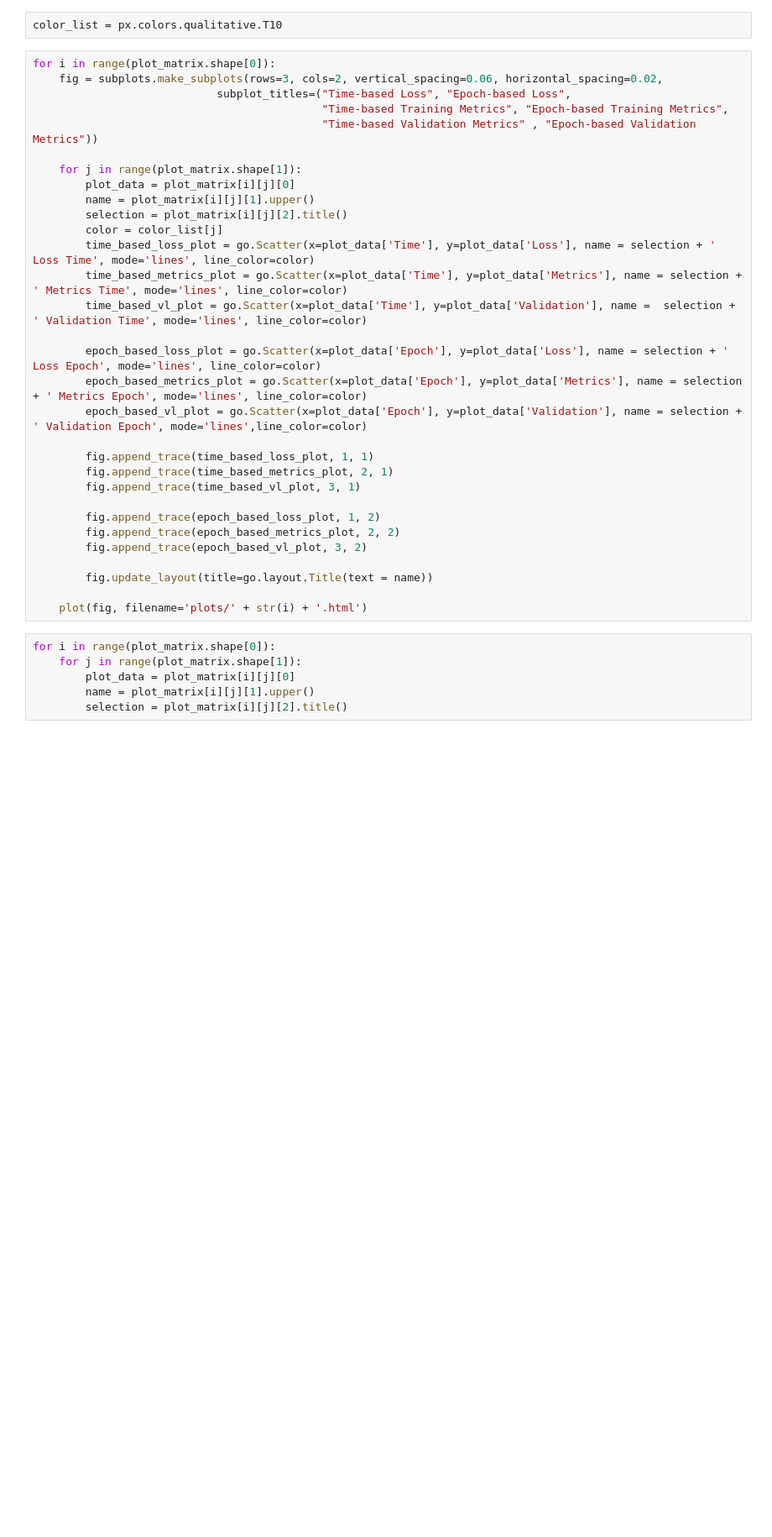
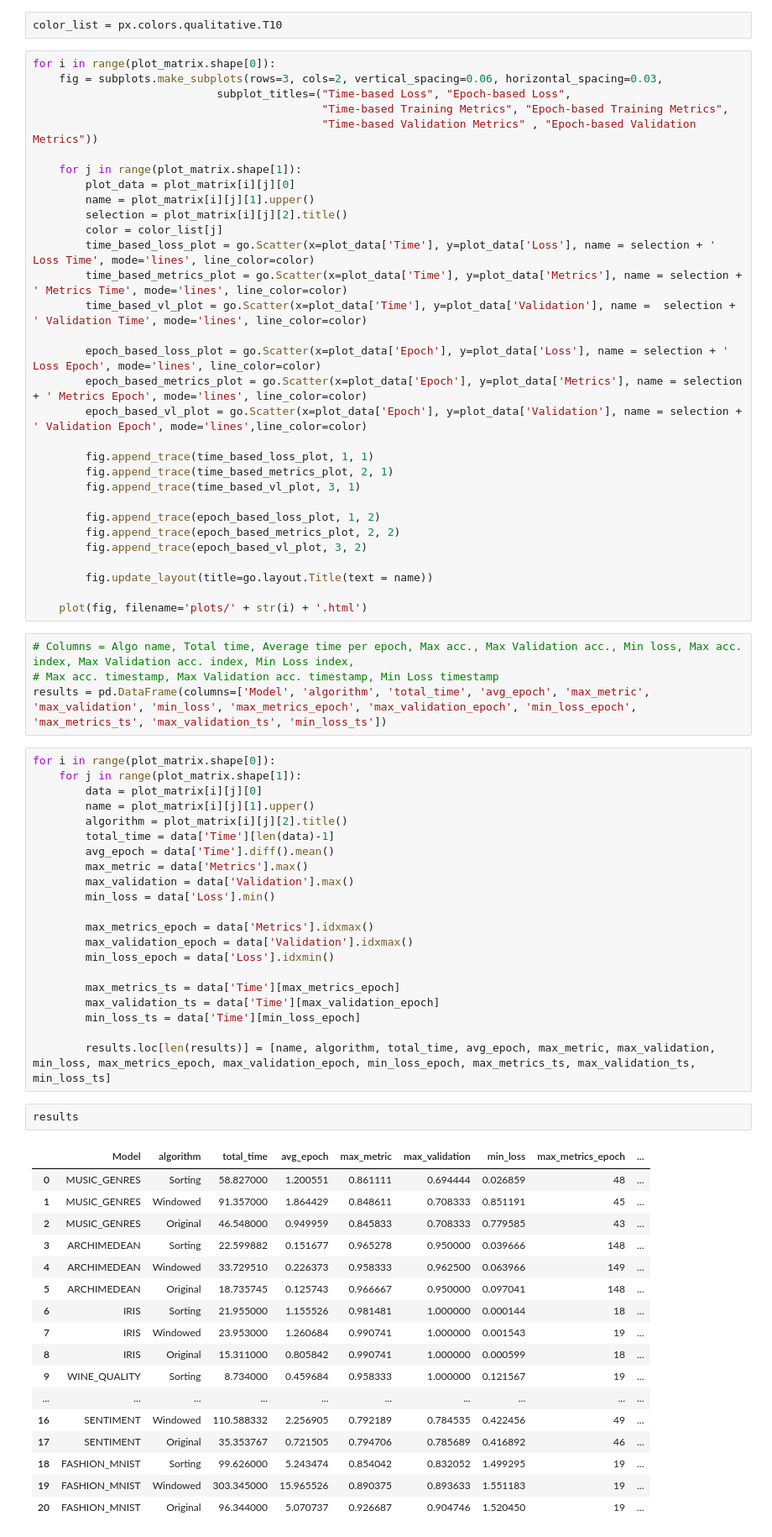
Before and after one commit to Imetomi/Deep-Learning-Shuffle-Algorithm, a Jupyter notebook: Visualizer.ipynb, the cells around one changed output. Shown at 84% size. Saved outputs shown, nothing was run; the diff lists cells and outputs as text; blank space fills up the shorter version.

```diff
--- a/Visualizer.ipynb
+++ b/Visualizer.ipynb
@@ -31,7 +31,7 @@ for i in range(files.shape[0]):
 color_list = px.colors.qualitative.T10
 # %%
 for i in range(plot_matrix.shape[0]):
-    fig = subplots.make_subplots(rows=3, cols=2, vertical_spacing=0.06, horizontal_spacing=0.02,
+    fig = subplots.make_subplots(rows=3, cols=2, vertical_spacing=0.06, horizontal_spacing=0.03,
                             subplot_titles=("Time-based Loss", "Epoch-based Loss",
                                             "Time-based Training Metrics", "Epoch-based Training Metrics",
                                             "Time-based Validation Metrics" , "Epoch-based Validation Metrics"))
@@ -60,9 +60,48 @@ for i in range(plot_matrix.shape[0]):
         fig.update_layout(title=go.layout.Title(text = name))
 
     plot(fig, filename='plots/' + str(i) + '.html')
+# %%
+# Columns = Algo name, Total time, Average time per epoch, Max acc., Max Validation acc., Min loss, Max acc. index, Max Validation acc. index, Min Loss index,
+# Max acc. timestamp, Max Validation acc. timestamp, Min Loss timestamp
+results = pd.DataFrame(columns=['Model', 'algorithm', 'total_time', 'avg_epoch', 'max_metric', 'max_validation', 'min_loss', 'max_metrics_epoch', 'max_validation_epoch', 'min_loss_epoch', 'max_metrics_ts', 'max_validation_ts', 'min_loss_ts'])
 # %%
 for i in range(plot_matrix.shape[0]):
     for j in range(plot_matrix.shape[1]):
-        plot_data = plot_matrix[i][j][0]
+        data = plot_matrix[i][j][0]
         name = plot_matrix[i][j][1].upper()
-        selection = plot_matrix[i][j][2].title()
+        algorithm = plot_matrix[i][j][2].title()
+        total_time = data['Time'][len(data)-1]
+        avg_epoch = data['Time'].diff().mean()
+        max_metric = data['Metrics'].max()
+        max_validation = data['Validation'].max()
+        min_loss = data['Loss'].min()
+
+        max_metrics_epoch = data['Metrics'].idxmax()
+        max_validation_epoch = data['Validation'].idxmax()
+        min_loss_epoch = data['Loss'].idxmin()
+
+        max_metrics_ts = data['Time'][max_metrics_epoch]
+        max_validation_ts = data['Time'][max_validation_epoch]
+        min_loss_ts = data['Time'][min_loss_epoch]
+
+        results.loc[len(results)] = [name, algorithm, total_time, avg_epoch, max_metric, max_validation, min_loss, max_metrics_epoch, max_validation_epoch, min_loss_epoch, max_metrics_ts, max_validation_ts, min_loss_ts]
+# %%
+results
+# %% [output]
+|  | Model | algorithm | total_time | avg_epoch | max_metric | max_validation | min_loss | max_metrics_epoch | ... |
+| 0 | MUSIC_GENRES | Sorting | 58.827000 | 1.200551 | 0.861111 | 0.694444 | 0.026859 | 48 | ... |
+| 1 | MUSIC_GENRES | Windowed | 91.357000 | 1.864429 | 0.848611 | 0.708333 | 0.851191 | 45 | ... |
+| 2 | MUSIC_GENRES | Original | 46.548000 | 0.949959 | 0.845833 | 0.708333 | 0.779585 | 43 | ... |
+| 3 | ARCHIMEDEAN | Sorting | 22.599882 | 0.151677 | 0.965278 | 0.950000 | 0.039666 | 148 | ... |
+| 4 | ARCHIMEDEAN | Windowed | 33.729510 | 0.226373 | 0.958333 | 0.962500 | 0.063966 | 149 | ... |
+| 5 | ARCHIMEDEAN | Original | 18.735745 | 0.125743 | 0.966667 | 0.950000 | 0.097041 | 148 | ... |
+| 6 | IRIS | Sorting | 21.955000 | 1.155526 | 0.981481 | 1.000000 | 0.000144 | 18 | ... |
+| 7 | IRIS | Windowed | 23.953000 | 1.260684 | 0.990741 | 1.000000 | 0.001543 | 19 | ... |
+| 8 | IRIS | Original | 15.311000 | 0.805842 | 0.990741 | 1.000000 | 0.000599 | 18 | ... |
+| 9 | WINE_QUALITY | Sorting | 8.734000 | 0.459684 | 0.958333 | 1.000000 | 0.121567 | 19 | ... |
+| ... | ... | ... | ... | ... | ... | ... | ... | ... | ... |
+| 16 | SENTIMENT | Windowed | 110.588332 | 2.256905 | 0.792189 | 0.784535 | 0.422456 | 49 | ... |
+| 17 | SENTIMENT | Original | 35.353767 | 0.721505 | 0.794706 | 0.785689 | 0.416892 | 46 | ... |
+| 18 | FASHION_MNIST | Sorting | 99.626000 | 5.243474 | 0.854042 | 0.832052 | 1.499295 | 19 | ... |
+| 19 | FASHION_MNIST | Windowed | 303.345000 | 15.965526 | 0.890375 | 0.893633 | 1.551183 | 19 | ... |
+| 20 | FASHION_MNIST | Original | 96.344000 | 5.070737 | 0.926687 | 0.904746 | 1.520450 | 19 | ... |
```
Also changed, not shown: parts of 11 cells of this notebook, 7 other files.
